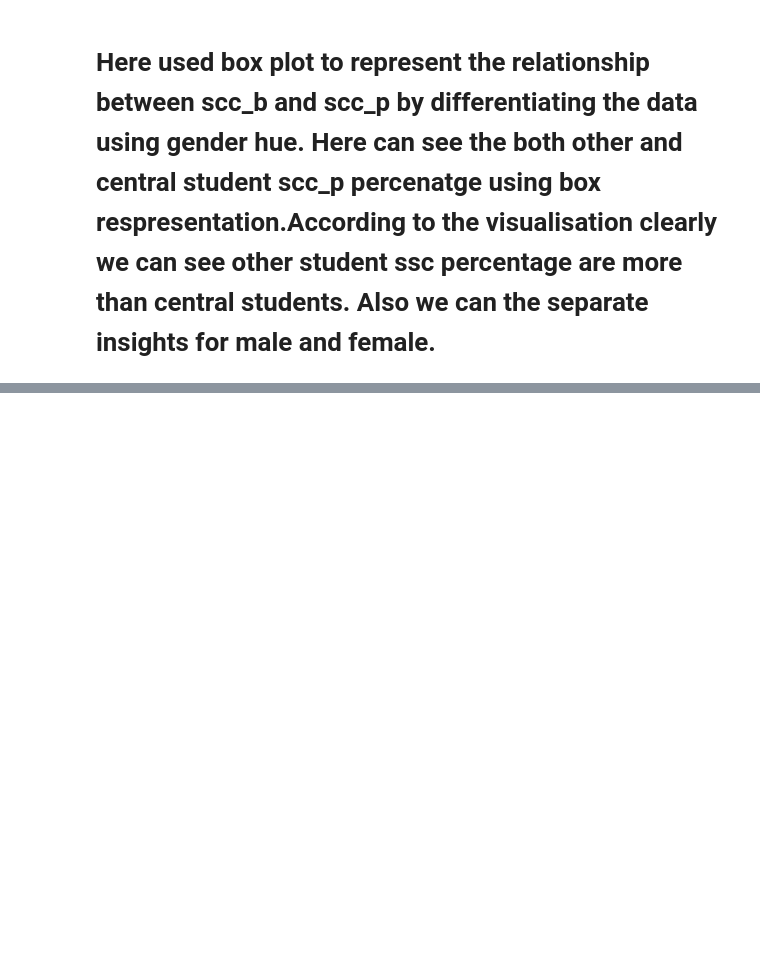
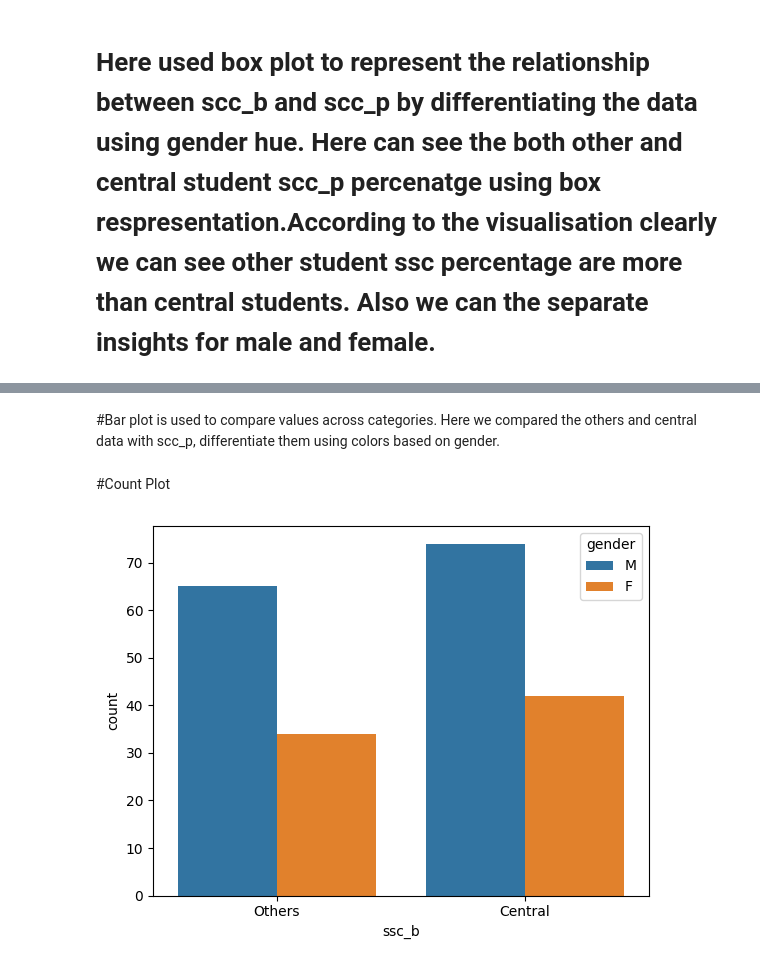
Before and after one commit to DeviSrinivasan1325/Data-visualization---seaborn, a Jupyter notebook: Seaborn.ipynb, the cells around one changed output, grey strips where cells are left out. Saved outputs shown, nothing was run; the diff lists cells and outputs as text; code cells hidden in the pictures; blank space fills up the shorter version.

```diff
--- a/Seaborn.ipynb
+++ b/Seaborn.ipynb
@@ -124,0 +132,9 @@ plt.show()
+# %% [markdown]
+#Bar plot is used to compare values across categories. Here we compared the others and central data with scc_p, differentiate them using colors based on gender.
+# %% [markdown]
+#Count Plot
+# %%
+sb.countplot(x = "ssc_b",data = dataset,hue='gender');
+plt.show()
+# %% [output]
+[figure, added]
```
Also changed, not shown: parts of 9 cells of this notebook.
